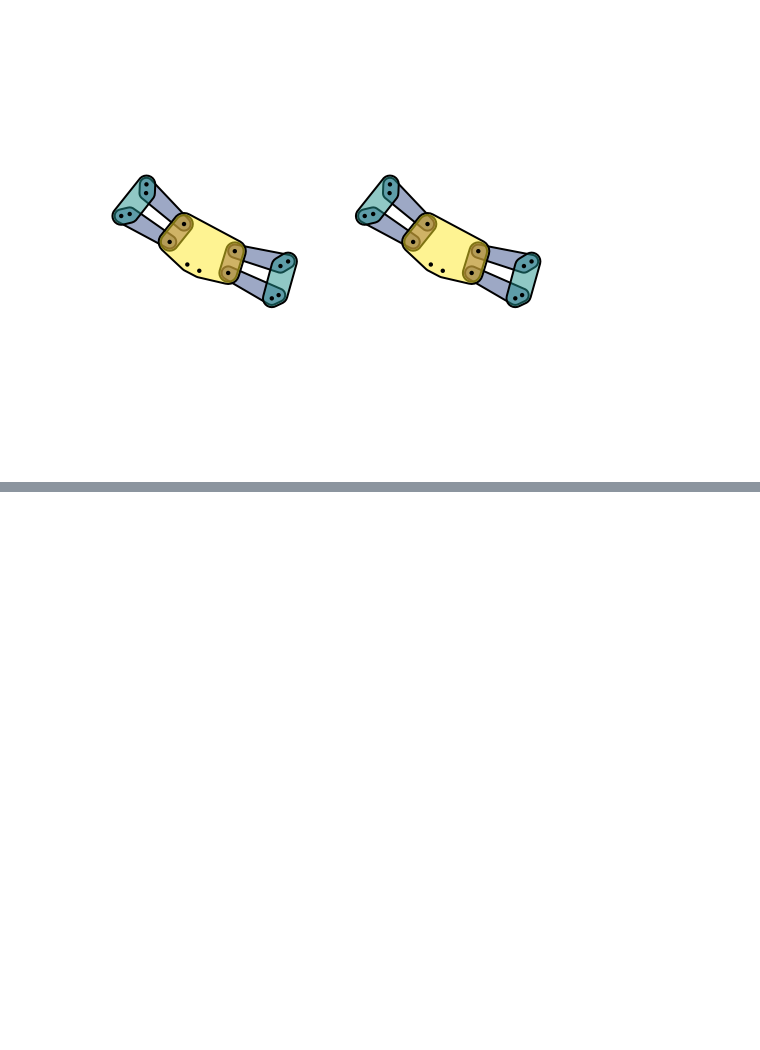
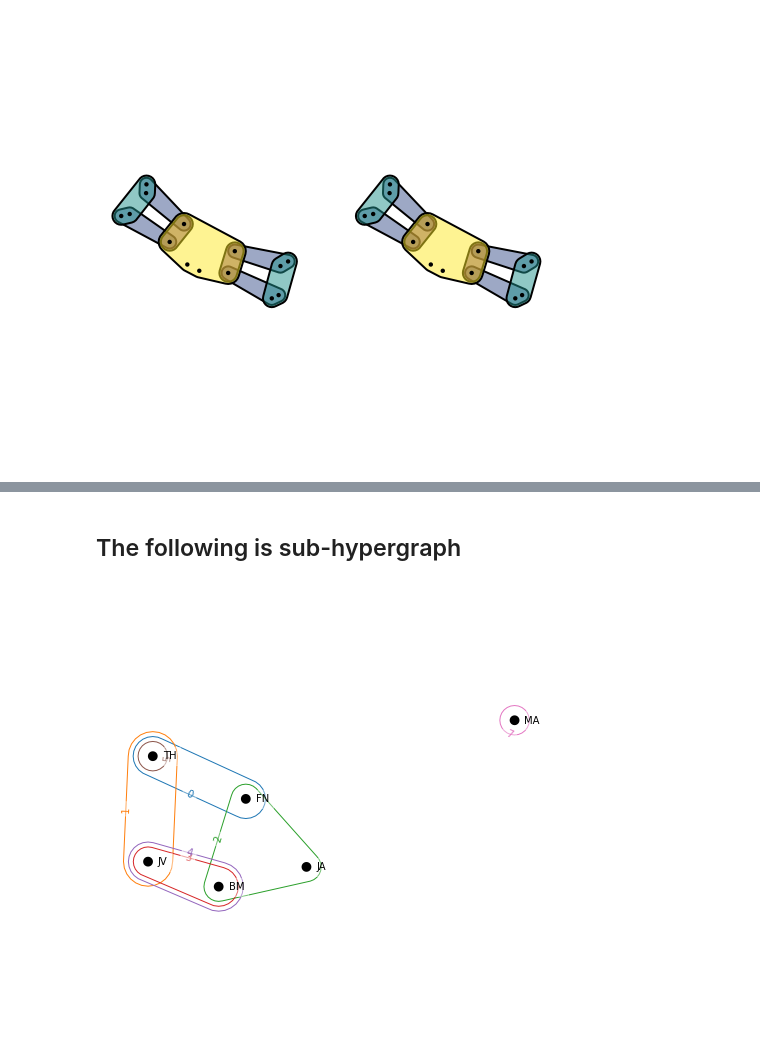
Before and after one commit to bishwamittra/scripts_hg-core-decomposition, a Jupyter notebook: Core_visualisation.ipynb, the cells around one changed output, grey strips where cells are left out. Cells and saved outputs as stored; diff of their text form; code cells hidden in the pictures; blank space fills up the shorter version.

```diff
--- a/Core_visualisation.ipynb
+++ b/Core_visualisation.ipynb
@@ -69,0 +100,8 @@ fig.savefig('coredecomp.svg',bbox_inches = 'tight')
+# %% [markdown]
+The following is sub-hypergraph
+----------
+# %%
+H_restrict_nodes = H.restrict_to_nodes(['JA', 'FN', 'JV',  'BM', 'MA', 'TH'])
+hnx.draw(H_restrict_nodes, layout_kwargs = {'seed': 3})
+# %% [output]
+[figure, added]
```
Also changed, not shown: parts of 4 cells of this notebook, 2 other files.
